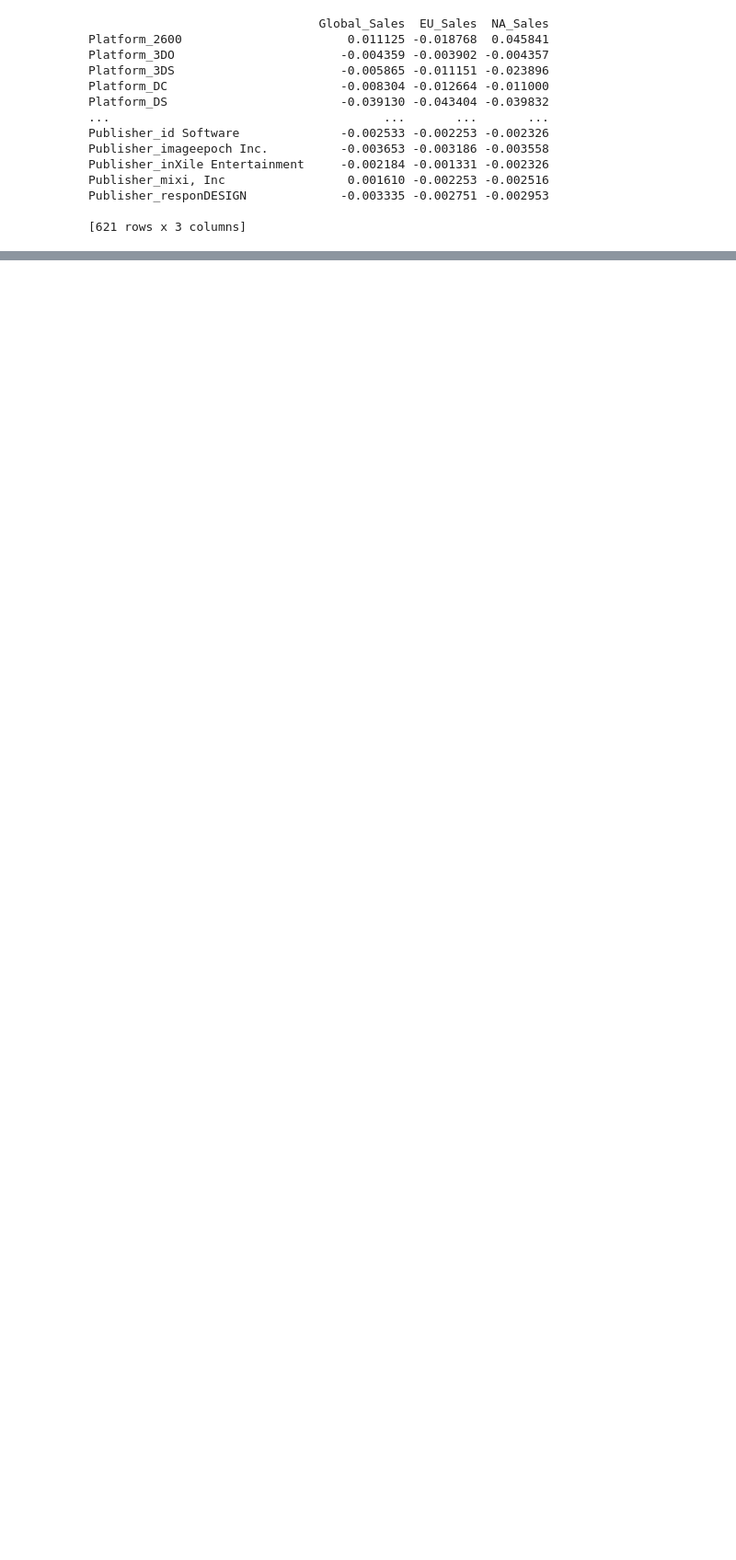
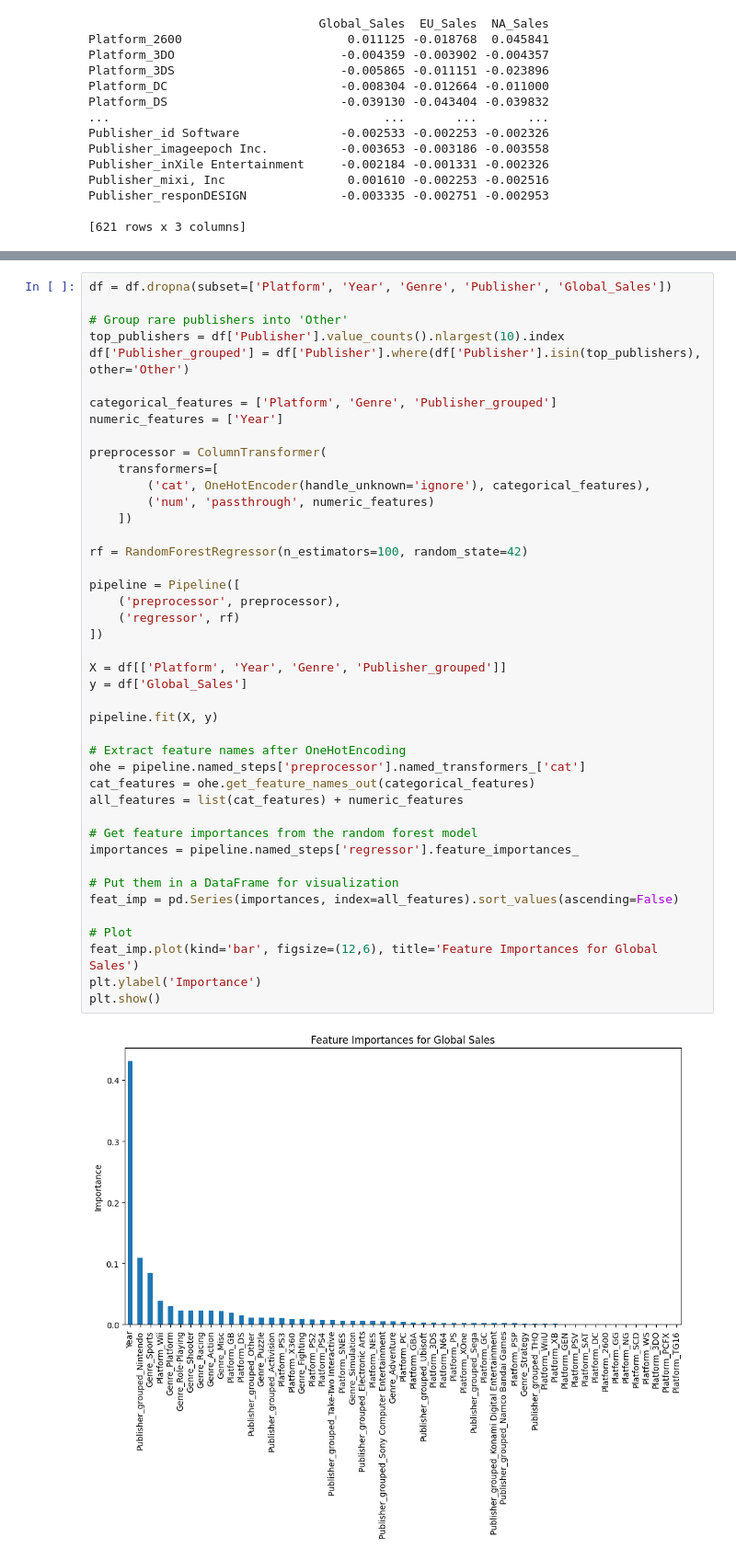
Before and after one commit to Jeovmen20/cs356-final-project-JMV, a Jupyter notebook: video-game-sales.ipynb, the cells around one changed output, grey strips where cells are left out. Shown at 92% size. Drawn from its saved outputs; the diff is of its cells as text; blank space fills up the shorter version.

Commit message:
random forest

```diff
--- a/video-game-sales.ipynb
+++ b/video-game-sales.ipynb
@@ -277,0 +284,45 @@ plt.show()
+# %%
+df = df.dropna(subset=['Platform', 'Year', 'Genre', 'Publisher', 'Global_Sales'])
+
+# Group rare publishers into 'Other'
+top_publishers = df['Publisher'].value_counts().nlargest(10).index
+df['Publisher_grouped'] = df['Publisher'].where(df['Publisher'].isin(top_publishers), other='Other')
+
+categorical_features = ['Platform', 'Genre', 'Publisher_grouped']
+numeric_features = ['Year']
+
+preprocessor = ColumnTransformer(
+    transformers=[
+        ('cat', OneHotEncoder(handle_unknown='ignore'), categorical_features),
+        ('num', 'passthrough', numeric_features)
+    ])
+
+rf = RandomForestRegressor(n_estimators=100, random_state=42)
+
+pipeline = Pipeline([
+    ('preprocessor', preprocessor),
+    ('regressor', rf)
+])
+
+X = df[['Platform', 'Year', 'Genre', 'Publisher_grouped']]
+y = df['Global_Sales']
+
+pipeline.fit(X, y)
+
+# Extract feature names after OneHotEncoding
+ohe = pipeline.named_steps['preprocessor'].named_transformers_['cat']
+cat_features = ohe.get_feature_names_out(categorical_features)
+all_features = list(cat_features) + numeric_features
+
+# Get feature importances from the random forest model
+importances = pipeline.named_steps['regressor'].feature_importances_
+
+# Put them in a DataFrame for visualization
+feat_imp = pd.Series(importances, index=all_features).sort_values(ascending=False)
+
+# Plot
+feat_imp.plot(kind='bar', figsize=(12,6), title='Feature Importances for Global Sales')
+plt.ylabel('Importance')
+plt.show()
+# %% [output]
+[figure, added]
```
Also changed, not shown: parts of 4 cells of this notebook.
